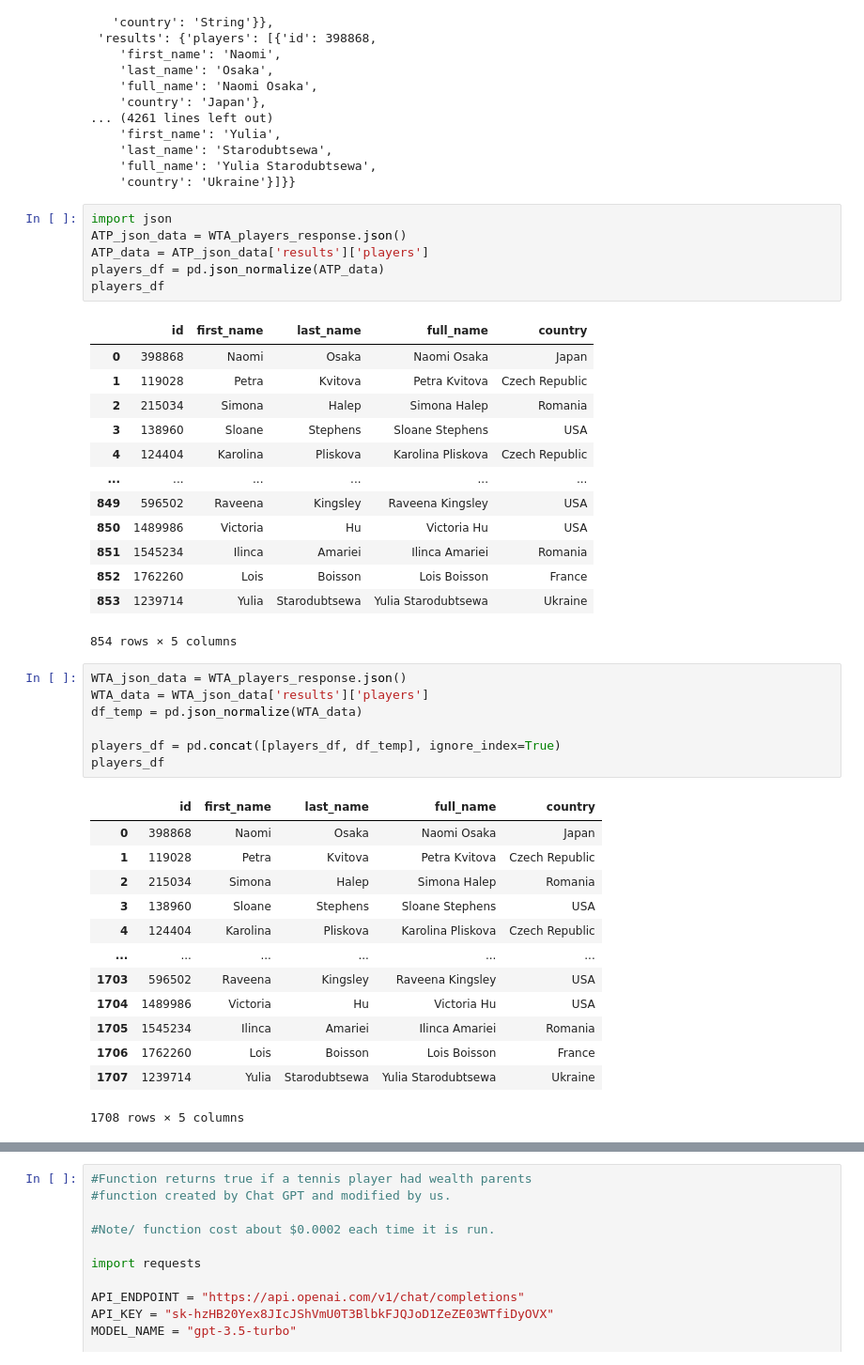
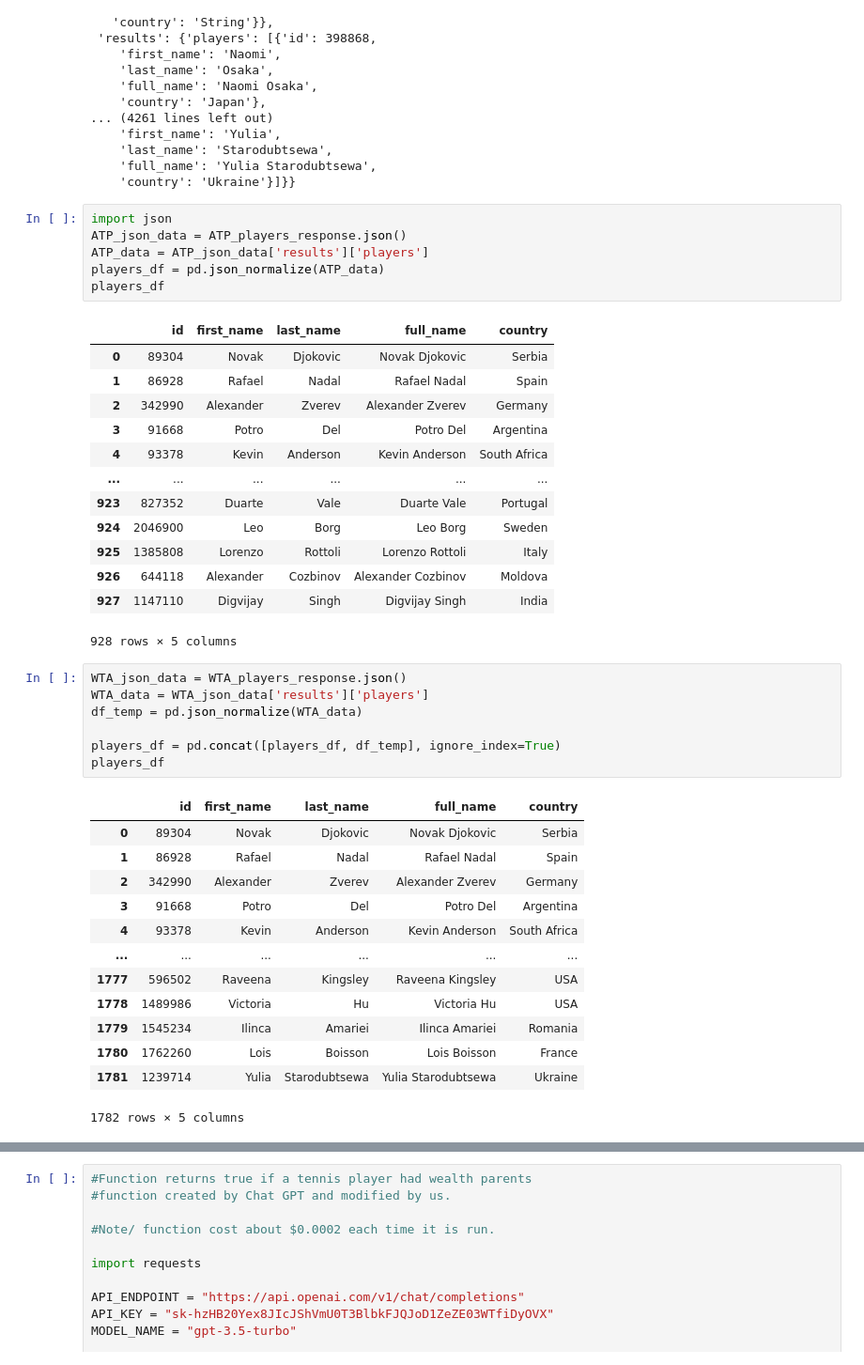
Before and after one commit to mmmcustard/analytics158739, a Jupyter notebook: 158739Assignment4.ipynb, the cells around one changed output, grey strips where cells are left out. Shown at 94% size. Drawn from its saved outputs; the diff is of its cells as text.

```diff
--- a/158739Assignment4.ipynb
+++ b/158739Assignment4.ipynb
@@ -175,24 +175,24 @@ WTA_players_response.json()
     'country': 'Ukraine'}]}}
 # %%
 import json
-ATP_json_data = WTA_players_response.json()
+ATP_json_data = ATP_players_response.json()
 ATP_data = ATP_json_data['results']['players']
 players_df = pd.json_normalize(ATP_data)
 players_df
 # %% [output]
 |  | id | first_name | last_name | full_name | country |
-| 0 | 398868 | Naomi | Osaka | Naomi Osaka | Japan |
-| 1 | 119028 | Petra | Kvitova | Petra Kvitova | Czech Republic |
-| 2 | 215034 | Simona | Halep | Simona Halep | Romania |
-| 3 | 138960 | Sloane | Stephens | Sloane Stephens | USA |
-| 4 | 124404 | Karolina | Pliskova | Karolina Pliskova | Czech Republic |
+| 0 | 89304 | Novak | Djokovic | Novak Djokovic | Serbia |
+| 1 | 86928 | Rafael | Nadal | Rafael Nadal | Spain |
+| 2 | 342990 | Alexander | Zverev | Alexander Zverev | Germany |
+| 3 | 91668 | Potro | Del | Potro Del | Argentina |
+| 4 | 93378 | Kevin | Anderson | Kevin Anderson | South Africa |
 | ... | ... | ... | ... | ... | ... |
-| 849 | 596502 | Raveena | Kingsley | Raveena Kingsley | USA |
-| 850 | 1489986 | Victoria | Hu | Victoria Hu | USA |
-| 851 | 1545234 | Ilinca | Amariei | Ilinca Amariei | Romania |
-| 852 | 1762260 | Lois | Boisson | Lois Boisson | France |
-| 853 | 1239714 | Yulia | Starodubtsewa | Yulia Starodubtsewa | Ukraine |
+| 923 | 827352 | Duarte | Vale | Duarte Vale | Portugal |
+| 924 | 2046900 | Leo | Borg | Leo Borg | Sweden |
+| 925 | 1385808 | Lorenzo | Rottoli | Lorenzo Rottoli | Italy |
+| 926 | 644118 | Alexander | Cozbinov | Alexander Cozbinov | Moldova |
+| 927 | 1147110 | Digvijay | Singh | Digvijay Singh | India |
-854 rows × 5 columns
+928 rows × 5 columns
 # %%
 WTA_json_data = WTA_players_response.json()
 WTA_data = WTA_json_data['results']['players']
@@ -202,15 +202,15 @@ players_df = pd.concat([players_df, df_temp], ignore_index=True)
 players_df
 # %% [output]
 |  | id | first_name | last_name | full_name | country |
-| 0 | 398868 | Naomi | Osaka | Naomi Osaka | Japan |
-| 1 | 119028 | Petra | Kvitova | Petra Kvitova | Czech Republic |
-| 2 | 215034 | Simona | Halep | Simona Halep | Romania |
-| 3 | 138960 | Sloane | Stephens | Sloane Stephens | USA |
-| 4 | 124404 | Karolina | Pliskova | Karolina Pliskova | Czech Republic |
+| 0 | 89304 | Novak | Djokovic | Novak Djokovic | Serbia |
+| 1 | 86928 | Rafael | Nadal | Rafael Nadal | Spain |
+| 2 | 342990 | Alexander | Zverev | Alexander Zverev | Germany |
+| 3 | 91668 | Potro | Del | Potro Del | Argentina |
+| 4 | 93378 | Kevin | Anderson | Kevin Anderson | South Africa |
 | ... | ... | ... | ... | ... | ... |
-| 1703 | 596502 | Raveena | Kingsley | Raveena Kingsley | USA |
-| 1704 | 1489986 | Victoria | Hu | Victoria Hu | USA |
-| 1705 | 1545234 | Ilinca | Amariei | Ilinca Amariei | Romania |
-| 1706 | 1762260 | Lois | Boisson | Lois Boisson | France |
-| 1707 | 1239714 | Yulia | Starodubtsewa | Yulia Starodubtsewa | Ukraine |
+| 1777 | 596502 | Raveena | Kingsley | Raveena Kingsley | USA |
+| 1778 | 1489986 | Victoria | Hu | Victoria Hu | USA |
+| 1779 | 1545234 | Ilinca | Amariei | Ilinca Amariei | Romania |
+| 1780 | 1762260 | Lois | Boisson | Lois Boisson | France |
+| 1781 | 1239714 | Yulia | Starodubtsewa | Yulia Starodubtsewa | Ukraine |
-1708 rows × 5 columns
+1782 rows × 5 columns
```
Also changed, not shown: parts of 11 cells of this notebook.
